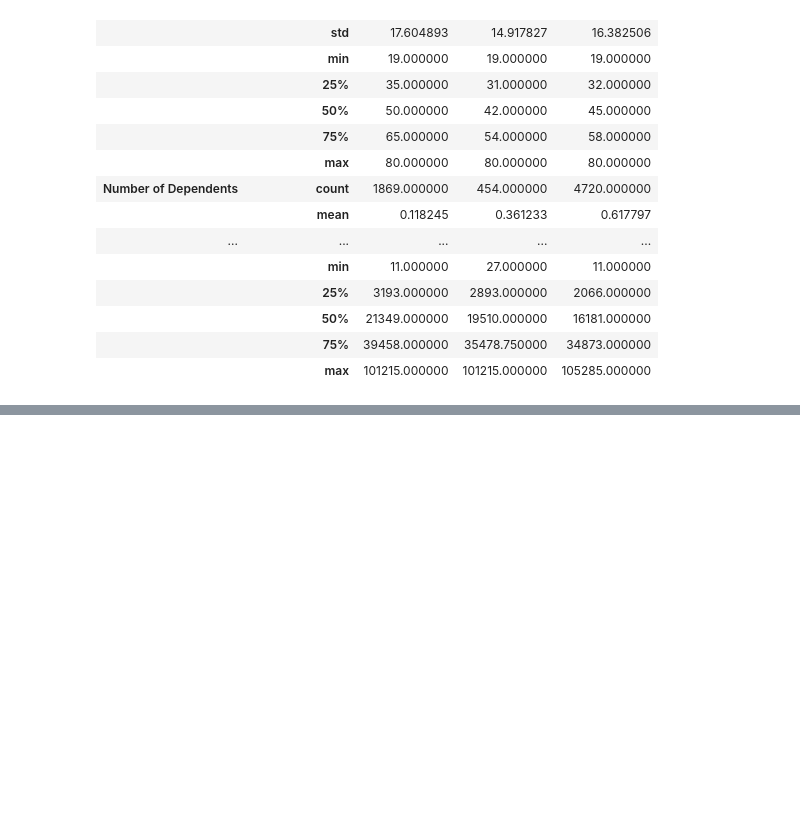
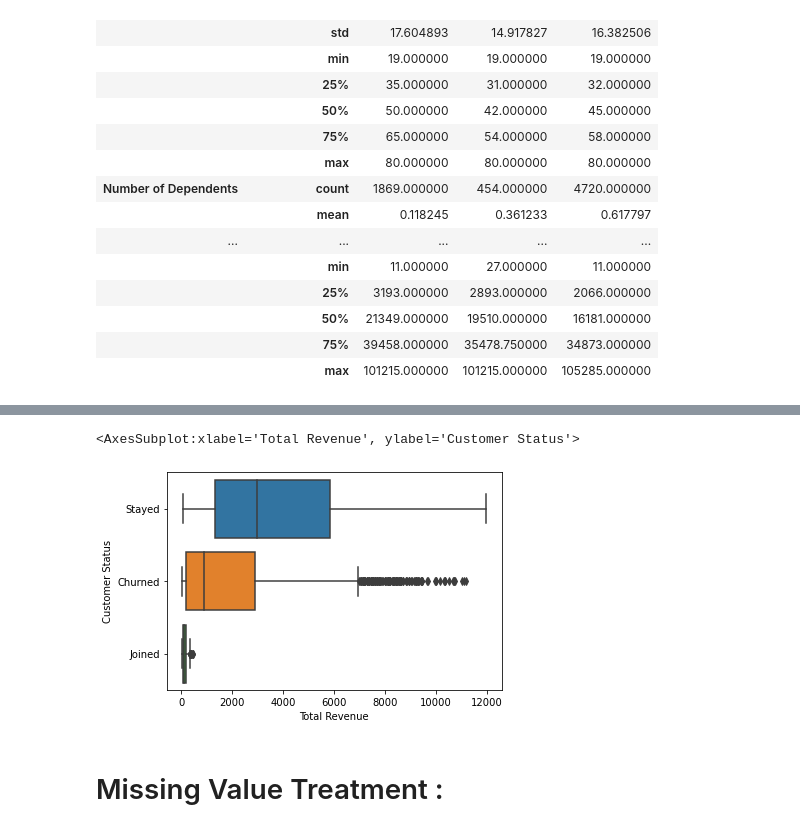
Before and after one commit to 28101991SUNNY/BusinessCase_Data_Exploration-, a Jupyter notebook: Customer Churn Prediction _ classification _ Telecom/Telecom customer Churn Analysis.ipynb, the cells around one changed output, grey strips where cells are left out. Cells and saved outputs as stored; diff of their text form; code cells hidden in the pictures; blank space fills up the shorter version.

```diff
--- a/Customer Churn Prediction _ classification _ Telecom/Telecom customer Churn Analysis.ipynb
+++ b/Customer Churn Prediction _ classification _ Telecom/Telecom customer Churn Analysis.ipynb
@@ -810,0 +914,3 @@ data.groupby("Customer Status").describe().T
+# %%
+sns.boxplot(x = data["Total Revenue"],y = data["Customer Status"])
+# %% [output]
@@ -810,0 +918,4 @@ data.groupby("Customer Status").describe().T
+<AxesSubplot:xlabel='Total Revenue', ylabel='Customer Status'>
+[figure, added]
+# %% [markdown]
+# Missing Value Treatment :
```
Also changed, not shown: parts of 20 cells of this notebook.
